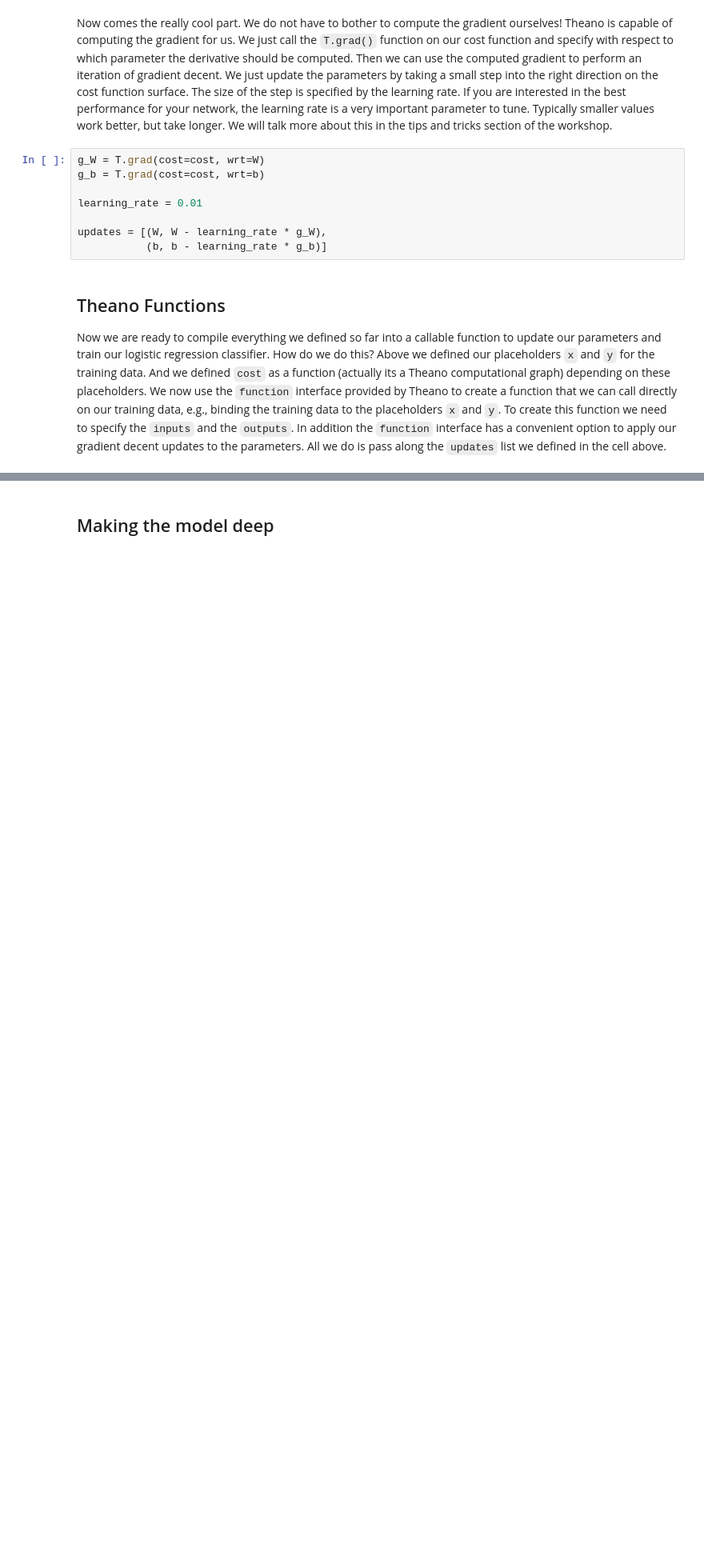
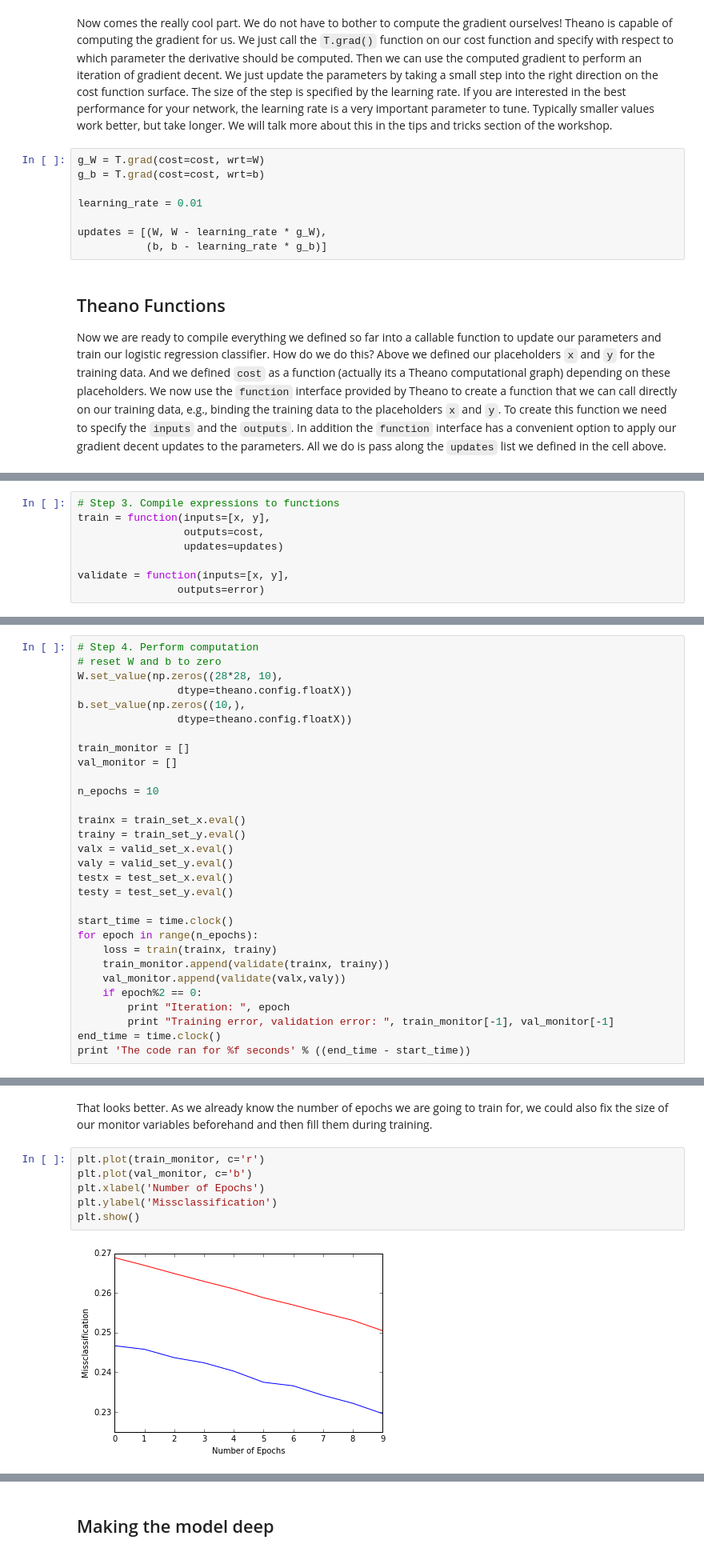
Before and after one commit to vkaynig/IACS_ComputeFest_DeepLearning, a Jupyter notebook: Fully_Connected_Networks.ipynb, the cells around one changed output, grey strips where cells are left out. Shown at 80% size. Drawn from its saved outputs; the diff is of its cells as text; blank space fills up the shorter version.

Commit message:
Changed to explicit use of validation instead of test and finished all down to MLP with one hidden layer.

```diff
--- a/Fully_Connected_Networks.ipynb
+++ b/Fully_Connected_Networks.ipynb
@@ -397,0 +195,8 @@ NameError: name 'train_monitor_batch' is not defined
+# %%
+# Step 3. Compile expressions to functions
+train = function(inputs=[x, y],
+                 outputs=cost,
+                 updates=updates)
+
+validate = function(inputs=[x, y],
+                outputs=error)
@@ -397,0 +238,30 @@ NameError: name 'train_monitor_batch' is not defined
+# %%
+# Step 4. Perform computation
+# reset W and b to zero
+W.set_value(np.zeros((28*28, 10),
+                dtype=theano.config.floatX))
+b.set_value(np.zeros((10,),
+                dtype=theano.config.floatX))
+
+train_monitor = []
+val_monitor = []
+
+n_epochs = 10
+
+trainx = train_set_x.eval()
+trainy = train_set_y.eval()
+valx = valid_set_x.eval()
+valy = valid_set_y.eval()
+testx = test_set_x.eval()
+testy = test_set_y.eval()
+
+start_time = time.clock()
+for epoch in range(n_epochs):
+    loss = train(trainx, trainy)
+    train_monitor.append(validate(trainx, trainy))
+    val_monitor.append(validate(valx,valy))
+    if epoch%2 == 0:
+        print "Iteration: ", epoch
+        print "Training error, validation error: ", train_monitor[-1], val_monitor[-1]
+end_time = time.clock()
+print 'The code ran for %f seconds' % ((end_time - start_time))
@@ -397,0 +280,10 @@ NameError: name 'train_monitor_batch' is not defined
+# %% [markdown]
+That looks better. As we already know the number of epochs we are going to train for, we could also fix the size of our monitor variables beforehand and then fill them during training.
+# %%
+plt.plot(train_monitor, c='r')
+plt.plot(val_monitor, c='b')
+plt.xlabel('Number of Epochs')
+plt.ylabel('Missclassification')
+plt.show()
+# %% [output]
+[figure, added]
```
Also changed, not shown: parts of 48 cells of this notebook.
